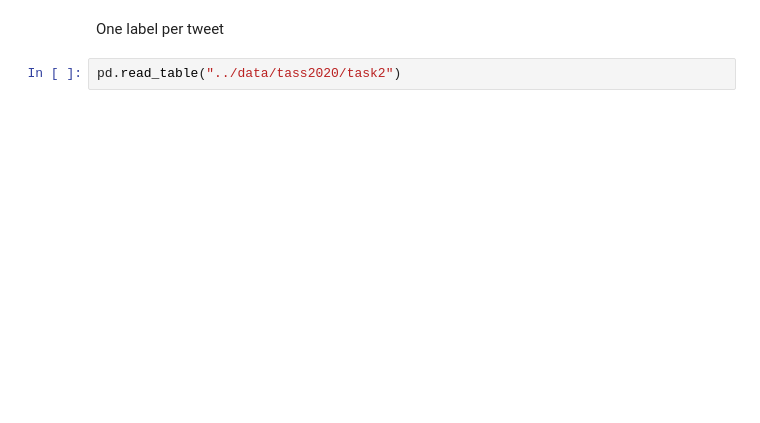
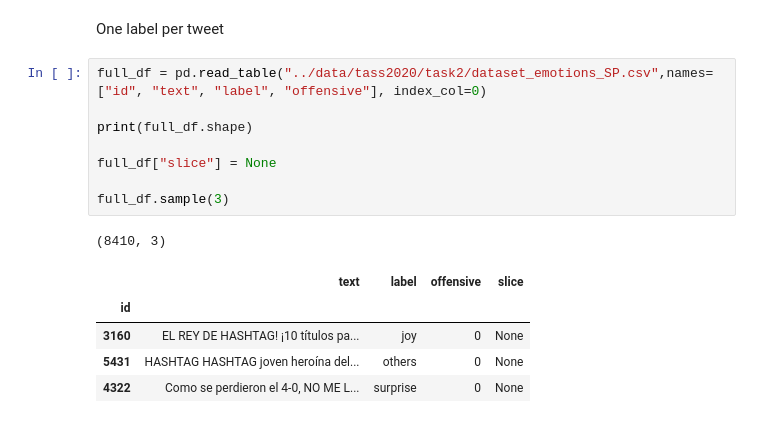
Before and after one commit to pysentimiento/pysentimiento, a Jupyter notebook: notebooks/Exploratory Analysis.ipynb, the cells around one changed output. Cells and saved outputs as stored; diff of their text form; blank space fills up the shorter version.

```diff
--- a/notebooks/Exploratory Analysis.ipynb
+++ b/notebooks/Exploratory Analysis.ipynb
@@ -151,4 +161,17 @@ train_df.sample(10)
 # %% [markdown]
 One label per tweet
-# %%
-pd.read_table("../data/tass2020/task2")
+# %%
+full_df = pd.read_table("../data/tass2020/task2/dataset_emotions_SP.csv",names=["id", "text", "label", "offensive"], index_col=0)
+
+print(full_df.shape)
+
+full_df["slice"] = None
+
+full_df.sample(3)
+# %% [output]
+(8410, 3)
+|  | text | label | offensive | slice |
+| id |  |  |  |  |
+| 3160 | EL REY DE HASHTAG! ¡10 títulos pa... | joy | 0 | None |
+| 5431 | HASHTAG HASHTAG joven heroína del... | others | 0 | None |
+| 4322 | Como se perdieron el 4-0, NO ME L... | surprise | 0 | None |
```
Also changed, not shown: parts of 6 cells of this notebook, 1 other file.
